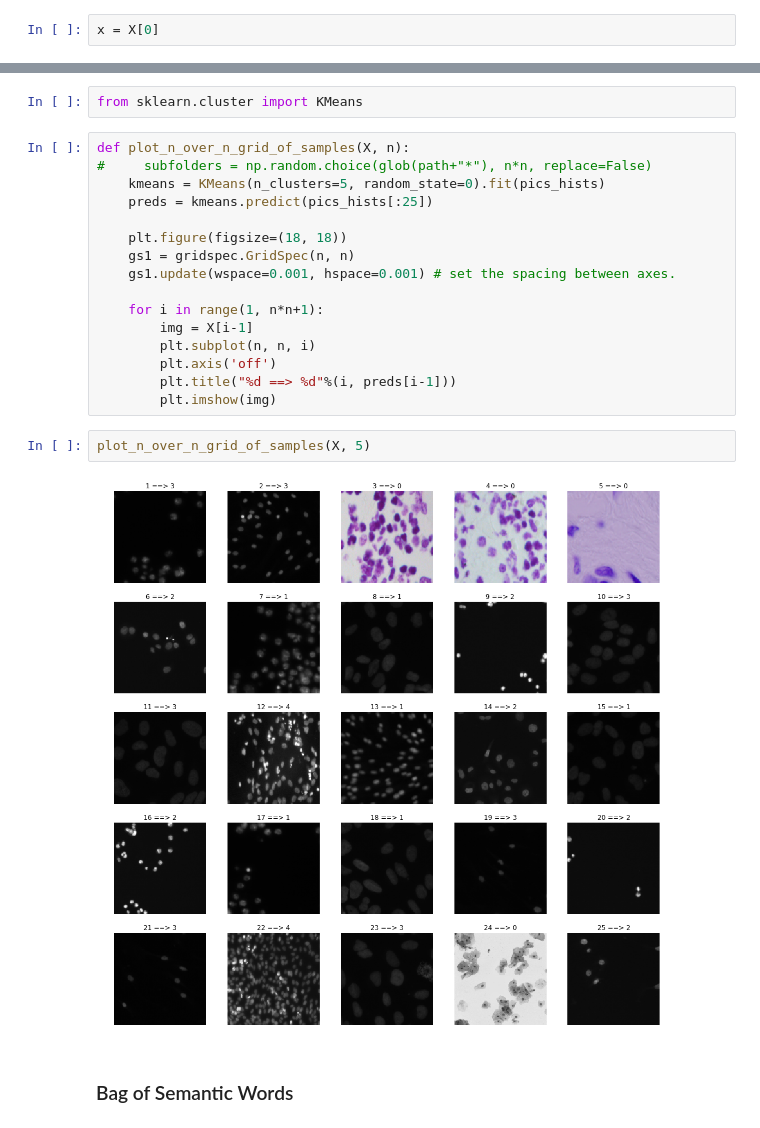
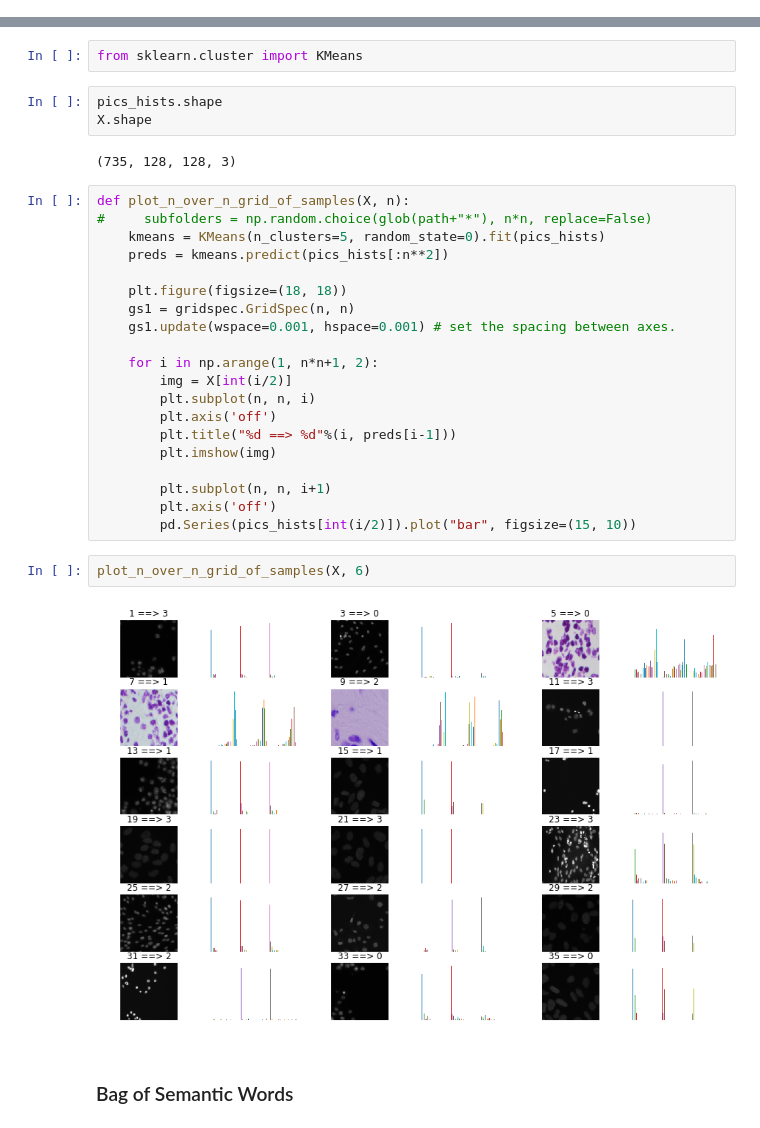
Before and after one commit to leetwito/PathoProject, a Jupyter notebook: Anomaly-Segmentation(U-Net)/Clustering.ipynb, the cells around one changed output, grey strips where cells are left out. Drawn from its saved outputs; the diff is of its cells as text.

```diff
--- a/Anomaly-Segmentation(U-Net)/Clustering.ipynb
+++ b/Anomaly-Segmentation(U-Net)/Clustering.ipynb
@@ -57,8 +59,6 @@ def plot_img_mask_maskPred(img, msk, mskP=None, figsize=(16,8)):
 plot_img_mask_maskPred(X[0], Y_train[0])
 # %% [output]
 [figure]
-# %%
-x = X[0]
 # %%
 def three_channels_hist(x):
     bins = np.arange(0, 256, 10)
@@ -77,25 +77,34 @@ pd.Series(pics_hists[100]).plot("bar", figsize=(15, 10))
 # %%
 from sklearn.cluster import KMeans
+# %%
+pics_hists.shape
+X.shape
+# %% [output]
+(735, 128, 128, 3)
 # %%
 def plot_n_over_n_grid_of_samples(X, n):
 #     subfolders = np.random.choice(glob(path+"*"), n*n, replace=False)
     kmeans = KMeans(n_clusters=5, random_state=0).fit(pics_hists)
-    preds = kmeans.predict(pics_hists[:25])
+    preds = kmeans.predict(pics_hists[:n**2])
 
     plt.figure(figsize=(18, 18))
     gs1 = gridspec.GridSpec(n, n)
     gs1.update(wspace=0.001, hspace=0.001) # set the spacing between axes.
 
-    for i in range(1, n*n+1):
-        img = X[i-1]
+    for i in np.arange(1, n*n+1, 2):
+        img = X[int(i/2)]
         plt.subplot(n, n, i)
         plt.axis('off')
         plt.title("%d ==> %d"%(i, preds[i-1]))
         plt.imshow(img)
+
+        plt.subplot(n, n, i+1)
+        plt.axis('off')
+        pd.Series(pics_hists[int(i/2)]).plot("bar", figsize=(15, 10))
 # %%
-plot_n_over_n_grid_of_samples(X, 5)
+plot_n_over_n_grid_of_samples(X, 6)
 # %% [output]
-[figure, old version]
+[figure, new version]
 # %% [markdown]
 ### Bag of Semantic Words
 # %%
```
Also changed, not shown: parts of 9 cells of this notebook, 4 other files.
